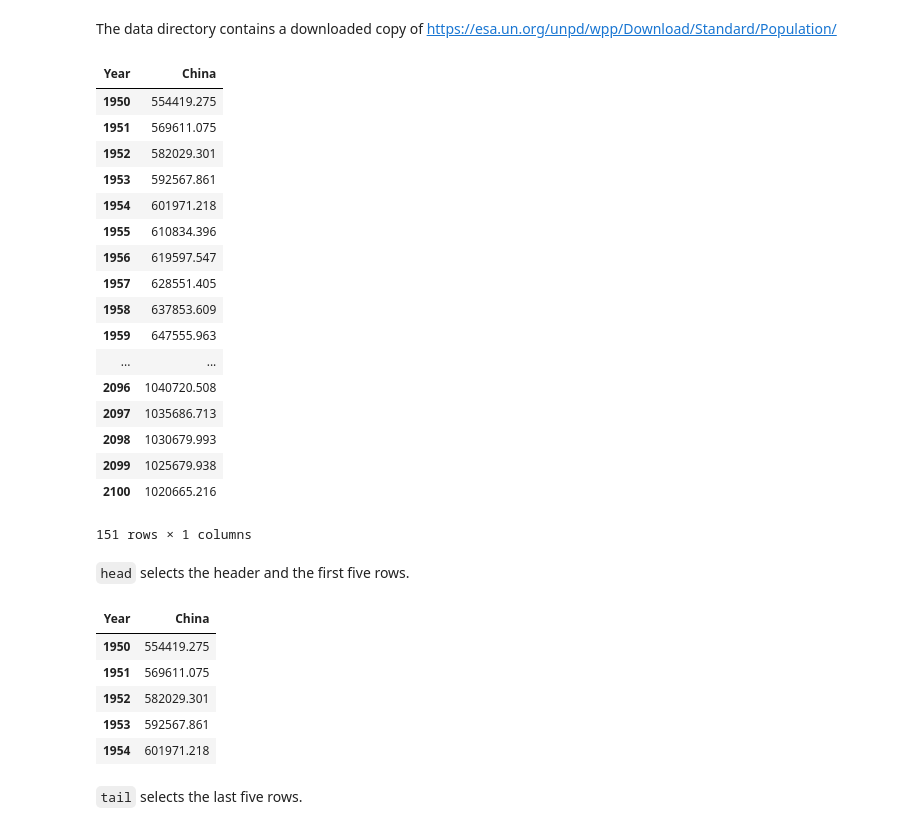
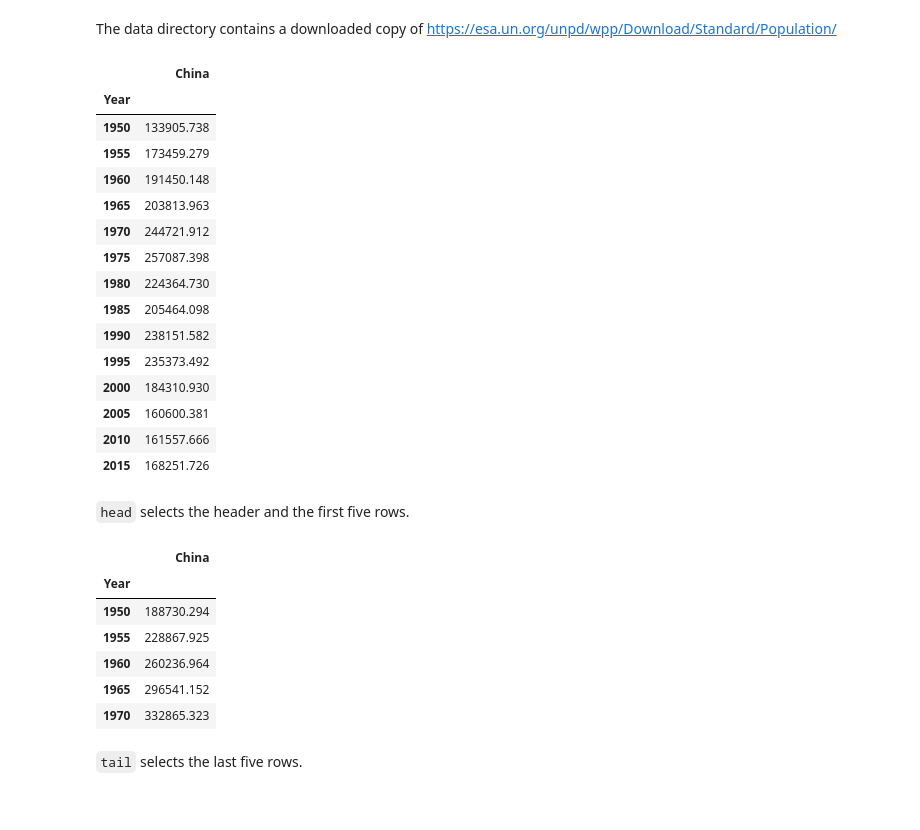
Before and after one commit to minhkhang1795/ModSimProject1, a Jupyter notebook: code/project1-khang.ipynb, the cells around one changed output. Drawn from its saved outputs; the diff is of its cells as text; code cells hidden in the pictures.

```diff
--- a/code/project1-khang.ipynb
+++ b/code/project1-khang.ipynb
@@ -30,39 +30,38 @@ from pandas import read_excel
 # %% [markdown]
 The data directory contains a downloaded copy of https://esa.un.org/unpd/wpp/Download/Standard/Population/
 # %%
-filename = 'data/China_Population.xlsx'
-table = read_excel(filename, header=0, index_col=0, decimal='M').transpose()
+filename = 'data/China_Children_Population.xlsx'
+table = read_excel(filename, header=0, index_col=0, decimal='M')
 table
 # %% [output]
-| Year | China |
-| 1950 | 554419.275 |
-| 1951 | 569611.075 |
-| 1952 | 582029.301 |
-| 1953 | 592567.861 |
-| 1954 | 601971.218 |
-| 1955 | 610834.396 |
-| 1956 | 619597.547 |
-| 1957 | 628551.405 |
-| 1958 | 637853.609 |
-| 1959 | 647555.963 |
-| ... | ... |
-| 2096 | 1040720.508 |
-| 2097 | 1035686.713 |
-| 2098 | 1030679.993 |
-| 2099 | 1025679.938 |
-| 2100 | 1020665.216 |
+|  | China |
+| Year |  |
+| 1950 | 133905.738 |
+| 1955 | 173459.279 |
+| 1960 | 191450.148 |
+| 1965 | 203813.963 |
+| 1970 | 244721.912 |
+| 1975 | 257087.398 |
+| 1980 | 224364.730 |
+| 1985 | 205464.098 |
+| 1990 | 238151.582 |
+| 1995 | 235373.492 |
+| 2000 | 184310.930 |
+| 2005 | 160600.381 |
+| 2010 | 161557.666 |
+| 2015 | 168251.726 |
-151 rows × 1 columns
 # %% [markdown]
 `head` selects the header and the first five rows.
 # %%
 table.head()
 # %% [output]
-| Year | China |
-| 1950 | 554419.275 |
-| 1951 | 569611.075 |
-| 1952 | 582029.301 |
-| 1953 | 592567.861 |
-| 1954 | 601971.218 |
+|  | China |
+| Year |  |
+| 1950 | 188730.294 |
+| 1955 | 228867.925 |
+| 1960 | 260236.964 |
+| 1965 | 296541.152 |
+| 1970 | 332865.323 |
 # %% [markdown]
 `tail` selects the last five rows.
 # %%
```
Also changed, not shown: parts of 5 cells of this notebook, 2 other files.
